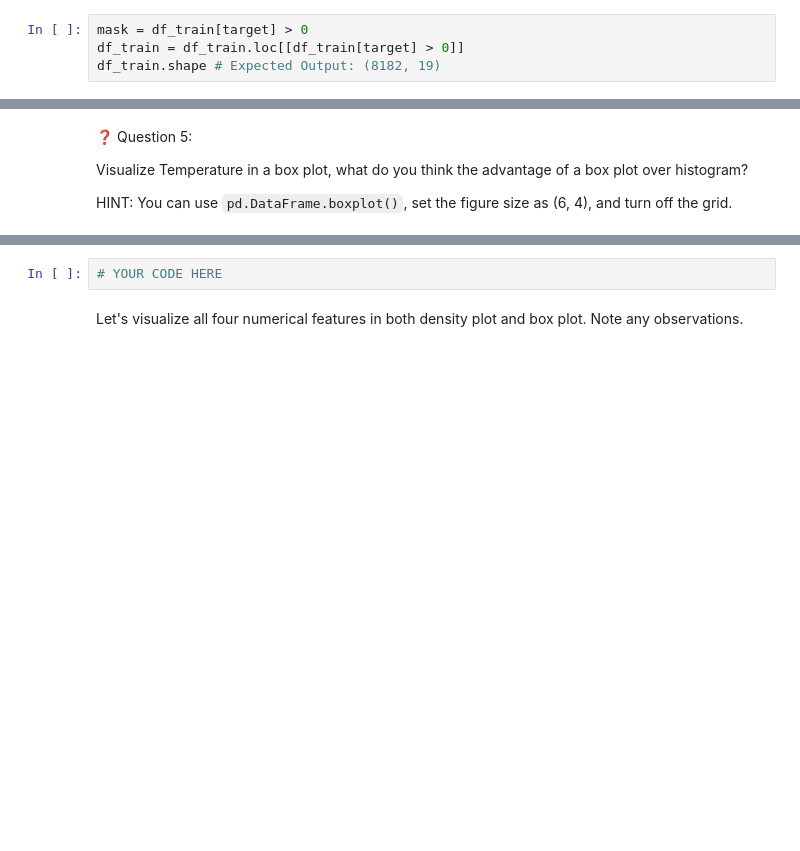
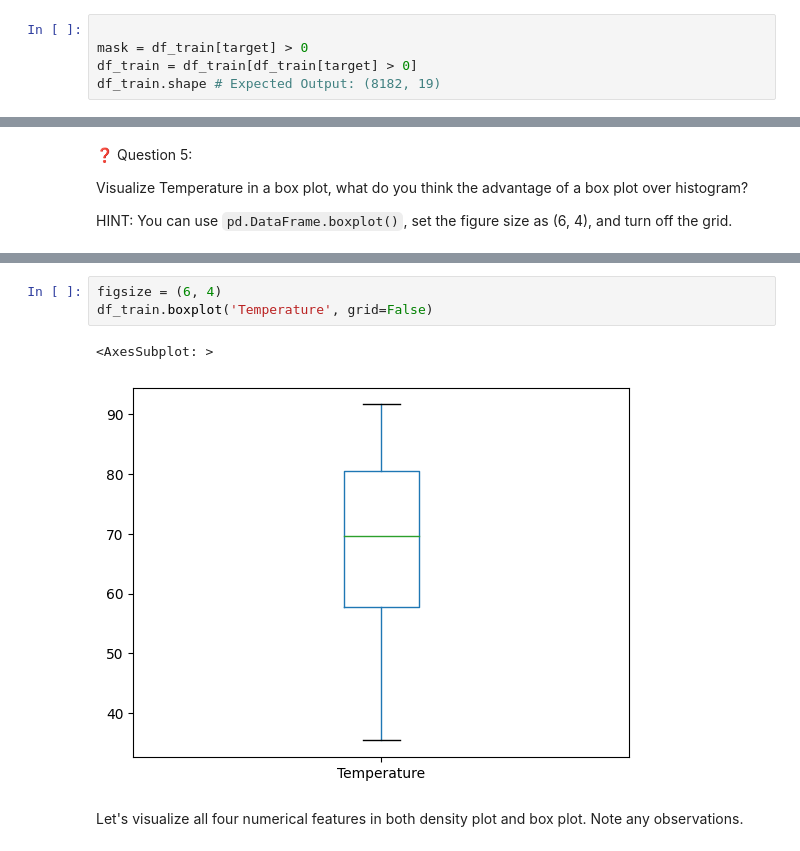
Before and after one commit to safia-bashir/fourthbrain-week3, a Jupyter notebook: assignments/week-04-data-eng-airflow/nb/walmart-sales-data.ipynb, the cells around one changed output, grey strips where cells are left out. Cells and saved outputs as stored; diff of their text form; blank space fills up the shorter version.

```diff
--- a/assignments/week-04-data-eng-airflow/nb/walmart-sales-data.ipynb
+++ b/assignments/week-04-data-eng-airflow/nb/walmart-sales-data.ipynb
@@ -423,7 +423,8 @@ After communicating your findings, the stakeholders confirm that you can remove
 
 Now remove them from the training dataset.
 # %%
+
 mask = df_train[target] > 0
-df_train = df_train.loc[[df_train[target] > 0]]
+df_train = df_train[df_train[target] > 0]
 df_train.shape # Expected Output: (8182, 19)
 # %% [output]
@@ -451,5 +475,9 @@ HINT: You can use `pd.DataFrame.boxplot()`, set the figure size as (6, 4), and t
 # %%
-# YOUR CODE HERE
+figsize = (6, 4)
+df_train.boxplot('Temperature', grid=False)
+# %% [output]
+<AxesSubplot: >
+[figure, added]
 # %% [markdown]
 Let's visualize all four numerical features in both density plot and box plot. Note any observations.
 # %%
```
Also changed, not shown: parts of 11 cells of this notebook.
